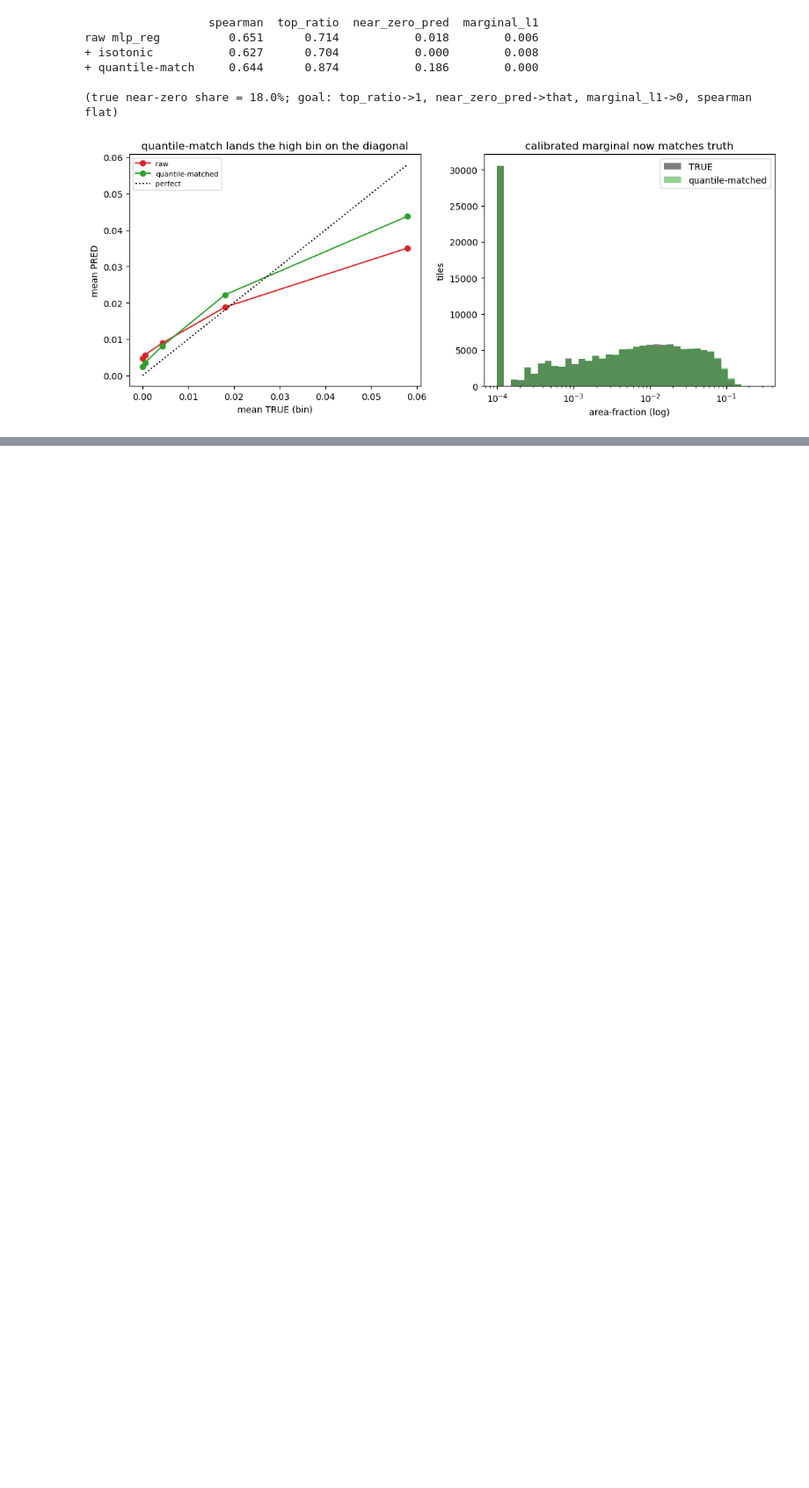
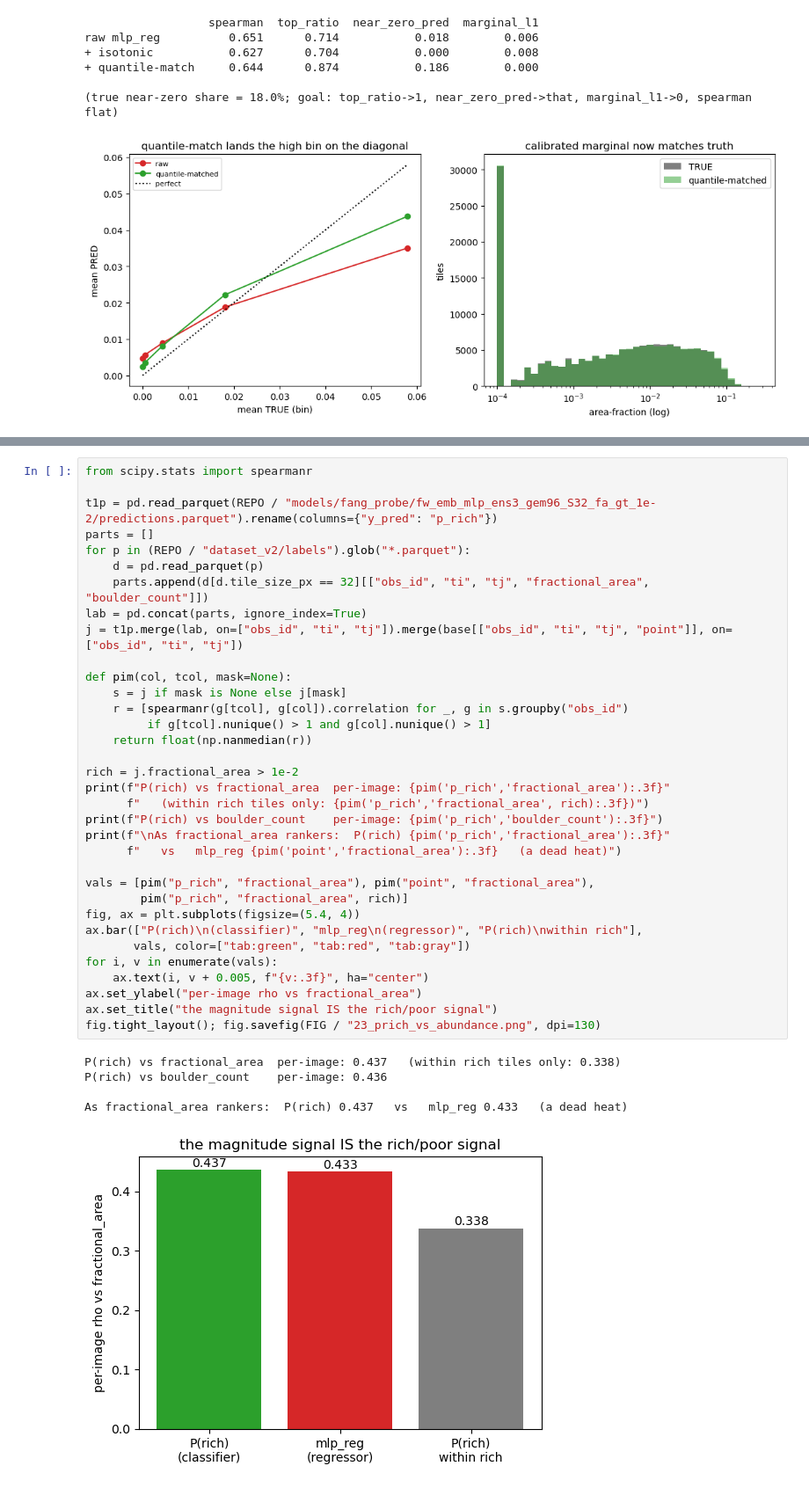
Before and after one commit to brianvamaro/hirise2ctx, a Jupyter notebook: notebooks/23_calibration_diagnostic.ipynb, the cells around one changed output, grey strips where cells are left out. Shown at 88% size. Cells and saved outputs as stored; diff of their text form; blank space fills up the shorter version.

```diff
--- a/notebooks/23_calibration_diagnostic.ipynb
+++ b/notebooks/23_calibration_diagnostic.ipynb
@@ -242,0 +388,40 @@ Figures: `reports/figures/23_{tier1_calibration,tier2_compression,tier2_decompre
+# %%
+from scipy.stats import spearmanr
+
+t1p = pd.read_parquet(REPO / "models/fang_probe/fw_emb_mlp_ens3_gem96_S32_fa_gt_1e-2/predictions.parquet").rename(columns={"y_pred": "p_rich"})
+parts = []
+for p in (REPO / "dataset_v2/labels").glob("*.parquet"):
+    d = pd.read_parquet(p)
+    parts.append(d[d.tile_size_px == 32][["obs_id", "ti", "tj", "fractional_area", "boulder_count"]])
+lab = pd.concat(parts, ignore_index=True)
+j = t1p.merge(lab, on=["obs_id", "ti", "tj"]).merge(base[["obs_id", "ti", "tj", "point"]], on=["obs_id", "ti", "tj"])
+
+def pim(col, tcol, mask=None):
+    s = j if mask is None else j[mask]
+    r = [spearmanr(g[tcol], g[col]).correlation for _, g in s.groupby("obs_id")
+         if g[tcol].nunique() > 1 and g[col].nunique() > 1]
+    return float(np.nanmedian(r))
+
+rich = j.fractional_area > 1e-2
+print(f"P(rich) vs fractional_area  per-image: {pim('p_rich','fractional_area'):.3f}"
+      f"   (within rich tiles only: {pim('p_rich','fractional_area', rich):.3f})")
+print(f"P(rich) vs boulder_count    per-image: {pim('p_rich','boulder_count'):.3f}")
+print(f"\nAs fractional_area rankers:  P(rich) {pim('p_rich','fractional_area'):.3f}"
+      f"   vs   mlp_reg {pim('point','fractional_area'):.3f}   (a dead heat)")
+
+vals = [pim("p_rich", "fractional_area"), pim("point", "fractional_area"),
+        pim("p_rich", "fractional_area", rich)]
+fig, ax = plt.subplots(figsize=(5.4, 4))
+ax.bar(["P(rich)\n(classifier)", "mlp_reg\n(regressor)", "P(rich)\nwithin rich"],
+       vals, color=["tab:green", "tab:red", "tab:gray"])
+for i, v in enumerate(vals):
+    ax.text(i, v + 0.005, f"{v:.3f}", ha="center")
+ax.set_ylabel("per-image rho vs fractional_area")
+ax.set_title("the magnitude signal IS the rich/poor signal")
+fig.tight_layout(); fig.savefig(FIG / "23_prich_vs_abundance.png", dpi=130)
+# %% [output]
+P(rich) vs fractional_area  per-image: 0.437   (within rich tiles only: 0.338)
+P(rich) vs boulder_count    per-image: 0.436
+
+As fractional_area rankers:  P(rich) 0.437   vs   mlp_reg 0.433   (a dead heat)
+[figure, added]
```
Also changed, not shown: parts of 8 cells of this notebook, 9 other files.
